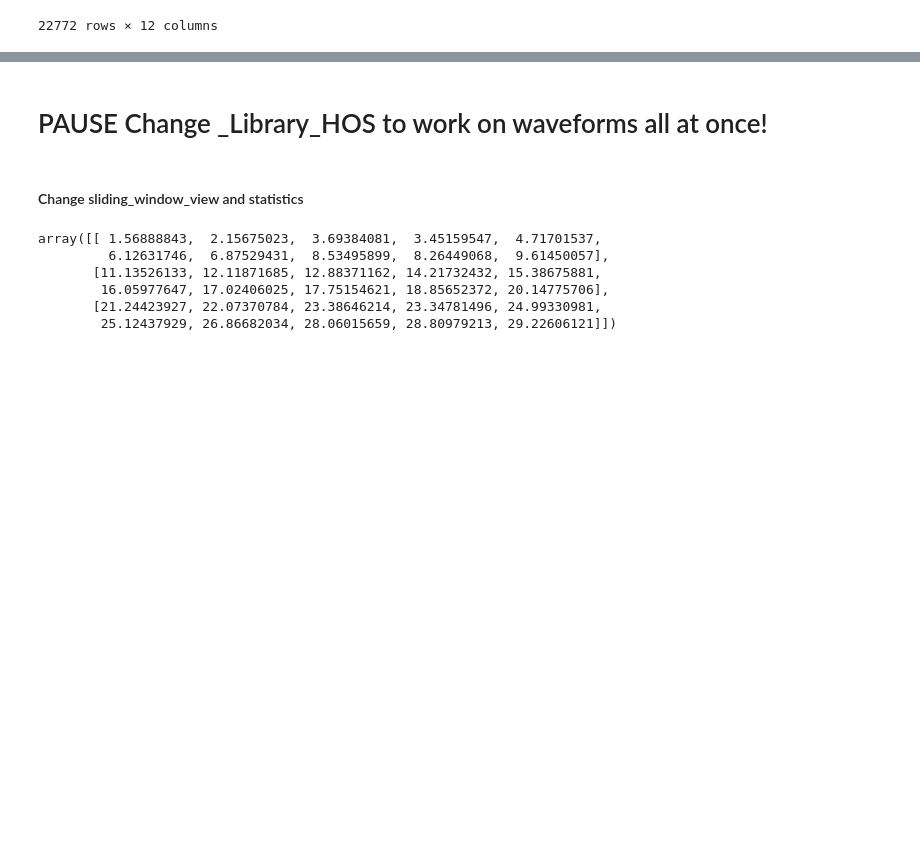
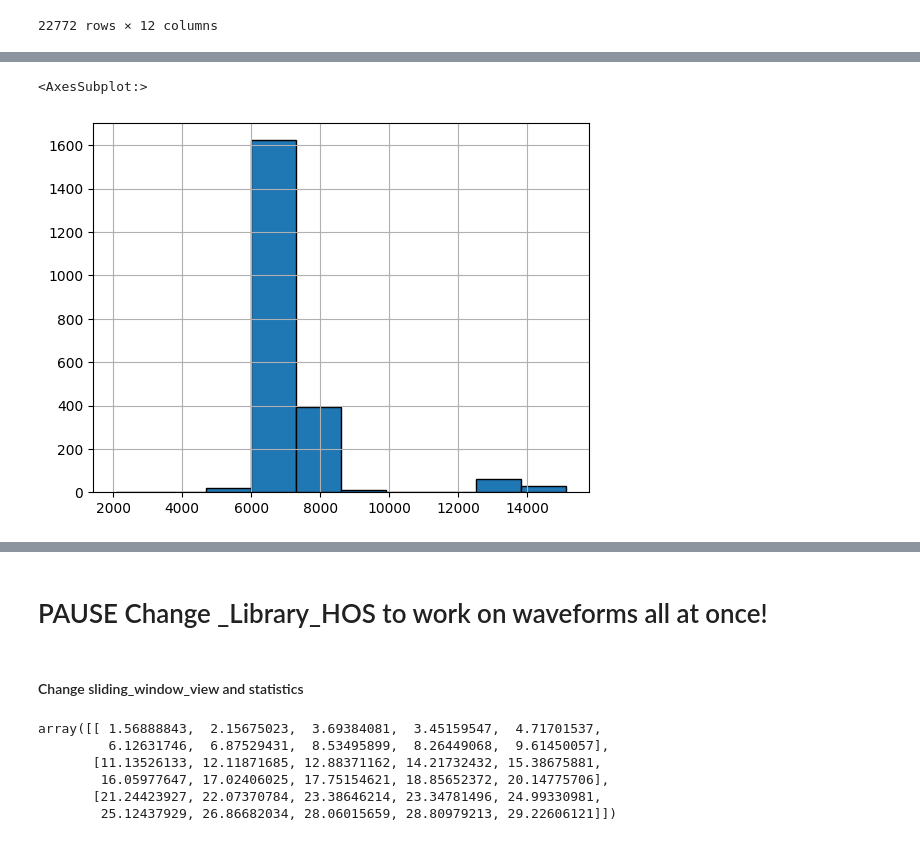
Before and after one commit to Nemenick/primoprogetto, a Jupyter notebook: Codici/_DETECT_HOS.ipynb, the cells around one changed output, grey strips where cells are left out. Cells and saved outputs as stored; diff of their text form; code cells hidden in the pictures; blank space fills up the shorter version.

```diff
--- a/Codici/_DETECT_HOS.ipynb
+++ b/Codici/_DETECT_HOS.ipynb
@@ -239,0 +227,5 @@ plt.ylim((0.4,0.78))
+# %%
+(ons_2["trace_P_arrival_sample"][ons_2[vedok]<0] - ons_2[vedok][ons_2[vedok]<0]).hist(edgecolor="black")
+# %% [output]
+<AxesSubplot:>
+[figure, added]
```
Also changed, not shown: parts of 16 cells of this notebook, 3 other files.
